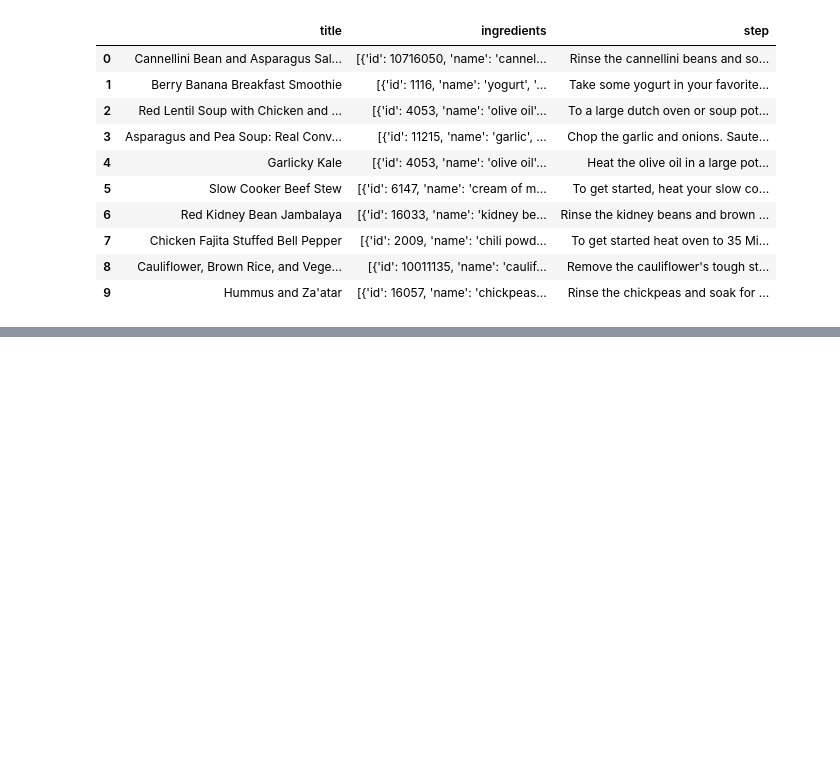
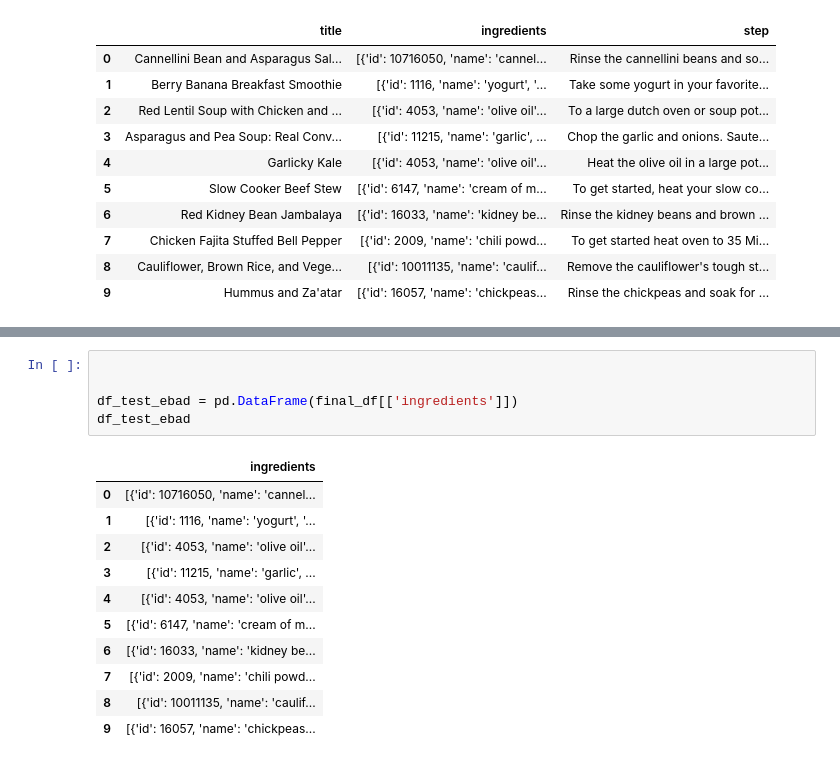
Before and after one commit to ebadakhter/ADS-509-Group-1-Final-Project, a Jupyter notebook: ads509_recipes_scraper.ipynb, the cells around one changed output, grey strips where cells are left out. Cells and saved outputs as stored; diff of their text form; blank space fills up the shorter version.

```diff
--- a/ads509_recipes_scraper.ipynb
+++ b/ads509_recipes_scraper.ipynb
@@ -178,0 +200,17 @@ final_df
+# %%
+
+
+df_test_ebad = pd.DataFrame(final_df[['ingredients']])
+df_test_ebad
+# %% [output]
+|  | ingredients |
+| 0 | [{'id': 10716050, 'name': 'cannel... |
+| 1 | [{'id': 1116, 'name': 'yogurt', '... |
+| 2 | [{'id': 4053, 'name': 'olive oil'... |
+| 3 | [{'id': 11215, 'name': 'garlic', ... |
+| 4 | [{'id': 4053, 'name': 'olive oil'... |
+| 5 | [{'id': 6147, 'name': 'cream of m... |
+| 6 | [{'id': 16033, 'name': 'kidney be... |
+| 7 | [{'id': 2009, 'name': 'chili powd... |
+| 8 | [{'id': 10011135, 'name': 'caulif... |
+| 9 | [{'id': 16057, 'name': 'chickpeas... |
```
Also changed, not shown: parts of 4 cells of this notebook, 1 other file.
